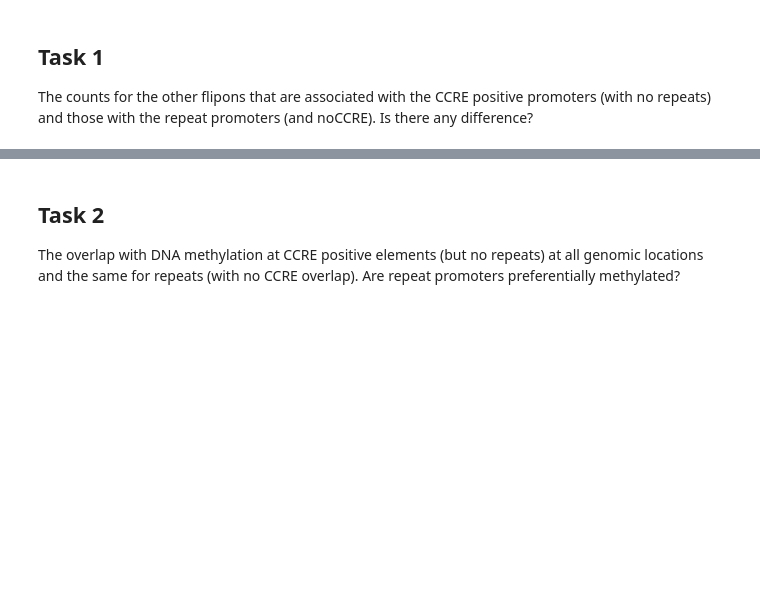
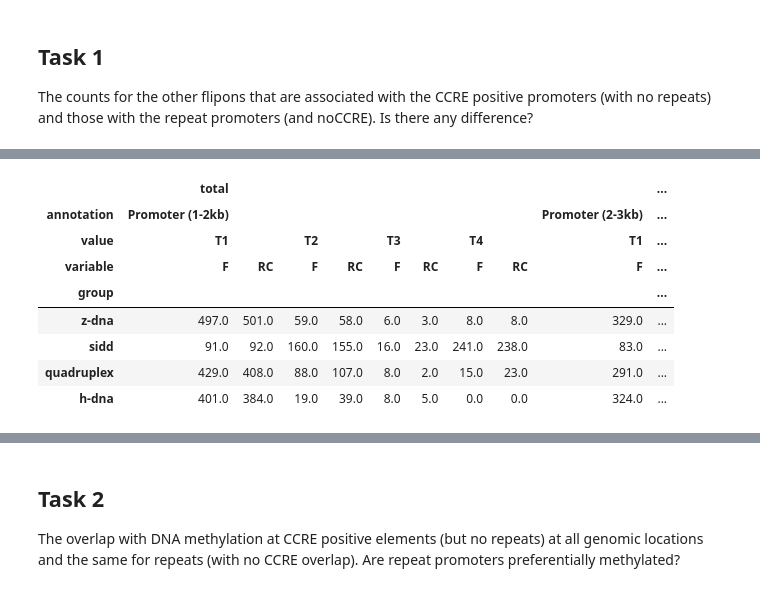
Before and after one commit to theopavlove/article_conserved_miRNA, a Jupyter notebook: notebooks/2022-08-26-miRNA_counts.ipynb, the cells around one changed output, grey strips where cells are left out. Cells and saved outputs as stored; diff of their text form; code cells hidden in the pictures; blank space fills up the shorter version.

```diff
--- a/notebooks/2022-08-26-miRNA_counts.ipynb
+++ b/notebooks/2022-08-26-miRNA_counts.ipynb
@@ -582,0 +523,47 @@ quadruplex_and_sidd.slop100: 2,250 regions
+# %%
+def get_mirna_category(x: list):
+    if len(x) == 0 or x[0] == "":
+        return "T1"
+    if len(x) == 1:
+        if "(" in x[0]:
+            return "T3"
+        return "T2"
+    return "T4"
+
+
+with pd.option_context("display.max_columns", None):
+    display(
+        flipons_to_data.query('annotation.str.contains("Promoter")')
+        .assign(
+            mirna_p_list=lambda x: x["miRNA (+ strand)"].str.split(", "),
+            mirna_m_list=lambda x: x["miRNA (- strand)"].str.split(", "),
+            ccre_repeat_category=lambda x: x[
+                ["cCRE (+-200bp slop)", "LINE/LTR repeats (+-200bp slop)"]
+            ].apply(get_repeat_category, axis=1),
+            F=lambda x: x["mirna_p_list"].apply(get_mirna_category),
+            RC=lambda x: x["mirna_m_list"].apply(get_mirna_category),
+        )
+        .melt(
+            id_vars=["annotation", "group"],
+            value_vars=["F", "RC"],
+        )
+        .groupby(["annotation", "group", "value"])["variable"]
+        .value_counts()
+        .to_frame()
+        .rename(columns={'variable':'total'})
+        .sort_index(ascending=[True, False, True, True])
+        .reset_index()
+        .pivot(index=['group'],columns=['annotation', 'value', 'variable'],values=['total'])
+        .sort_index(ascending=False)
+        .fillna(0)
+    )
+# %% [output]
+|  | total |  |  |  |  |  |  |  |  | ... |
+| annotation | Promoter (1-2kb) |  |  |  |  |  |  |  | Promoter (2-3kb) | ... |
+| value | T1 |  | T2 |  | T3 |  | T4 |  | T1 | ... |
+| variable | F | RC | F | RC | F | RC | F | RC | F | ... |
+| group |  |  |  |  |  |  |  |  |  | ... |
+| z-dna | 497.0 | 501.0 | 59.0 | 58.0 | 6.0 | 3.0 | 8.0 | 8.0 | 329.0 | ... |
+| sidd | 91.0 | 92.0 | 160.0 | 155.0 | 16.0 | 23.0 | 241.0 | 238.0 | 83.0 | ... |
+| quadruplex | 429.0 | 408.0 | 88.0 | 107.0 | 8.0 | 2.0 | 15.0 | 23.0 | 291.0 | ... |
+| h-dna | 401.0 | 384.0 | 19.0 | 39.0 | 8.0 | 5.0 | 0.0 | 0.0 | 324.0 | ... |
```
Also changed, not shown: parts of 18 cells of this notebook, 19 other files.
